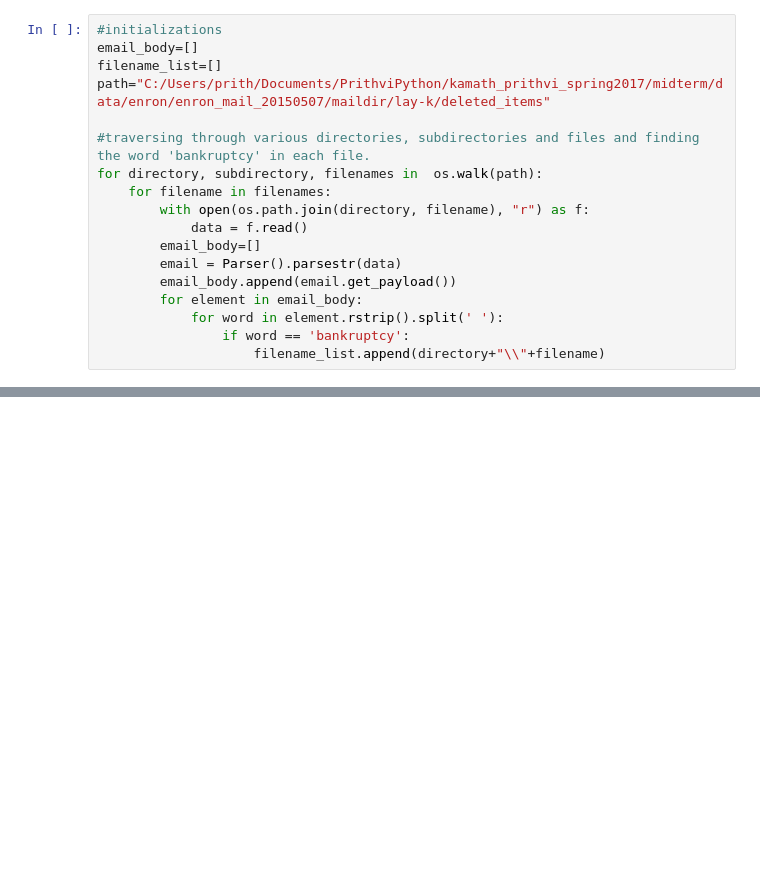
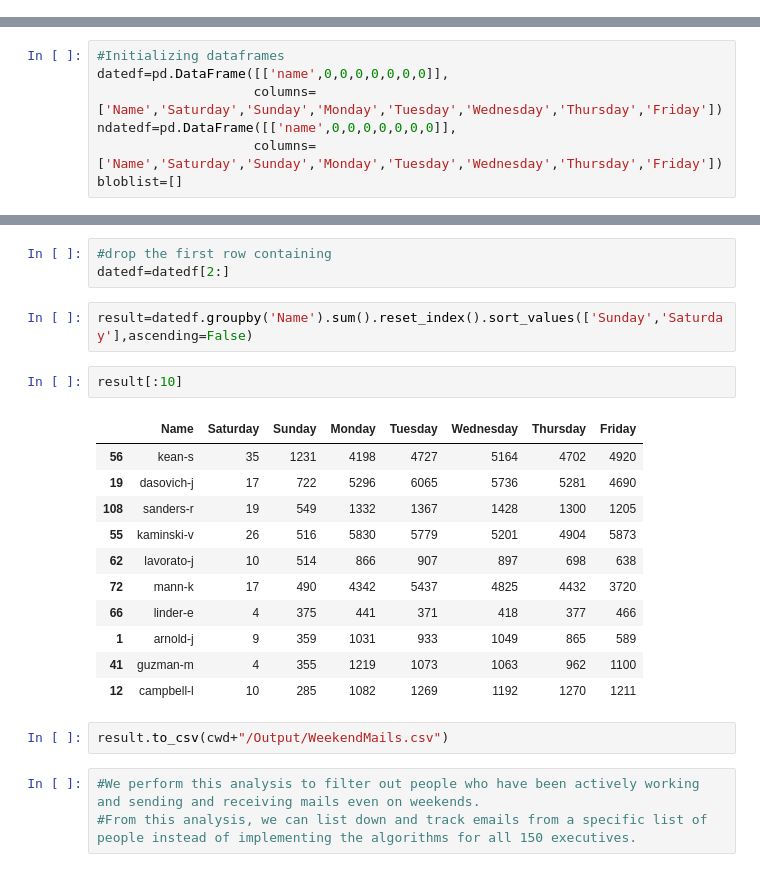
Before and after one commit to PrithviKamath/Analysis-on-CMU-Enron-dataset, a Jupyter notebook: Enron Analysis 3.ipynb, the cells around one changed output, grey strips where cells are left out. Cells and saved outputs as stored; diff of their text form; blank space fills up the shorter version.

Commit message:
Enron Analysis

```diff
--- a/Enron Analysis 3.ipynb
+++ b/Enron Analysis 3.ipynb
@@ -8,18 +11,0 @@ from nltk.corpus import stopwords
-# %%
-#initializations
-email_body=[]
-filename_list=[]
-path="C:/Users/prith/Documents/PrithviPython/kamath_prithvi_spring2017/midterm/data/enron/enron_mail_20150507/maildir/lay-k/deleted_items"
-
-#traversing through various directories, subdirectories and files and finding the word 'bankruptcy' in each file.
-for directory, subdirectory, filenames in  os.walk(path):
-    for filename in filenames:
-        with open(os.path.join(directory, filename), "r") as f:
-            data = f.read()
-        email_body=[]
-        email = Parser().parsestr(data)
-        email_body.append(email.get_payload())
-        for element in email_body:
-            for word in element.rstrip().split(' '):
-                if word == 'bankruptcy':
-                    filename_list.append(directory+"\\"+filename)
@@ -49,0 +12,7 @@ len(sorted_files)
+# %%
+#Initializing dataframes
+datedf=pd.DataFrame([['name',0,0,0,0,0,0,0]],
+                    columns=['Name','Saturday','Sunday','Monday','Tuesday','Wednesday','Thursday','Friday'])
+ndatedf=pd.DataFrame([['name',0,0,0,0,0,0,0]],
+                    columns=['Name','Saturday','Sunday','Monday','Tuesday','Wednesday','Thursday','Friday'])
+bloblist=[]
@@ -49,0 +71,24 @@ len(sorted_files)
+# %%
+#drop the first row containing
+datedf=datedf[2:]
+# %%
+result=datedf.groupby('Name').sum().reset_index().sort_values(['Sunday','Saturday'],ascending=False)
+# %%
+result[:10]
+# %% [output]
+|  | Name | Saturday | Sunday | Monday | Tuesday | Wednesday | Thursday | Friday |
+| 56 | kean-s | 35 | 1231 | 4198 | 4727 | 5164 | 4702 | 4920 |
+| 19 | dasovich-j | 17 | 722 | 5296 | 6065 | 5736 | 5281 | 4690 |
+| 108 | sanders-r | 19 | 549 | 1332 | 1367 | 1428 | 1300 | 1205 |
+| 55 | kaminski-v | 26 | 516 | 5830 | 5779 | 5201 | 4904 | 5873 |
+| 62 | lavorato-j | 10 | 514 | 866 | 907 | 897 | 698 | 638 |
+| 72 | mann-k | 17 | 490 | 4342 | 5437 | 4825 | 4432 | 3720 |
+| 66 | linder-e | 4 | 375 | 441 | 371 | 418 | 377 | 466 |
+| 1 | arnold-j | 9 | 359 | 1031 | 933 | 1049 | 865 | 589 |
+| 41 | guzman-m | 4 | 355 | 1219 | 1073 | 1063 | 962 | 1100 |
+| 12 | campbell-l | 10 | 285 | 1082 | 1269 | 1192 | 1270 | 1211 |
+# %%
+result.to_csv(cwd+"/Output/WeekendMails.csv")
+# %%
+#We perform this analysis to filter out people who have been actively working and sending and receiving mails even on weekends.
+#From this analysis, we can list down and track emails from a specific list of people instead of implementing the algorithms for all 150 executives.
```
Also changed, not shown: parts of 11 cells of this notebook.
